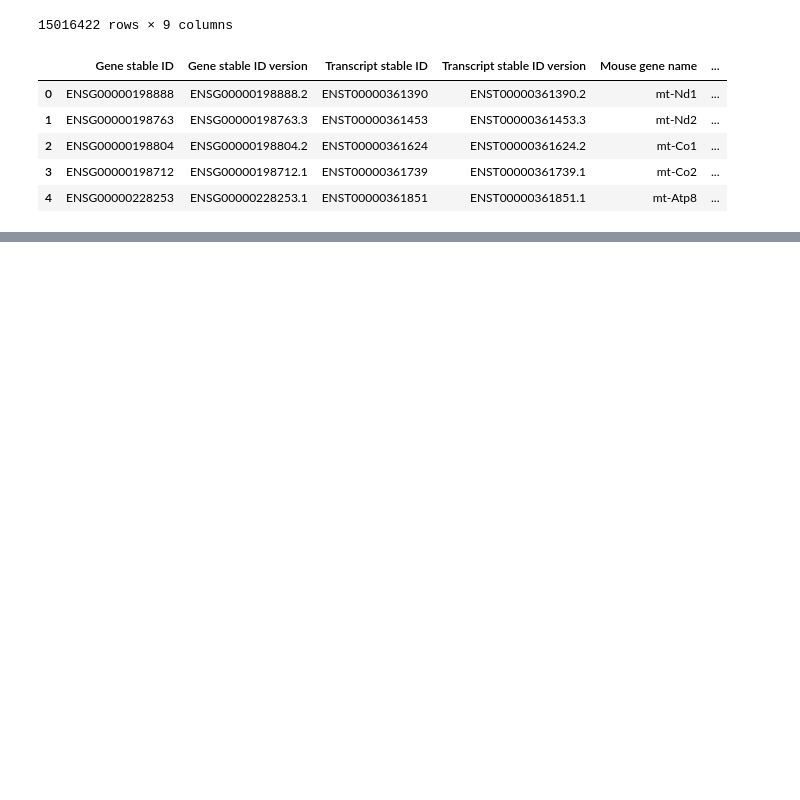
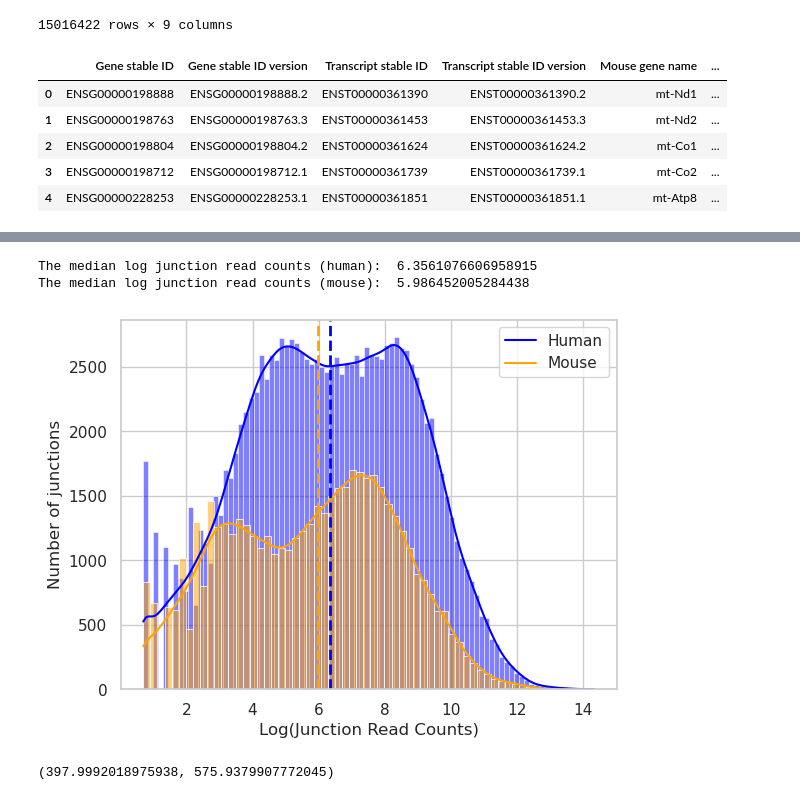
Before and after one commit to daklab/Leaflet-analysis, a Jupyter notebook: TM_vs_TS/muscle_comparison.ipynb, the cells around one changed output, grey strips where cells are left out. Drawn from its saved outputs; the diff is of its cells as text; code cells hidden in the pictures; blank space fills up the shorter version.

```diff
--- a/TM_vs_TS/muscle_comparison.ipynb
+++ b/TM_vs_TS/muscle_comparison.ipynb
@@ -179,0 +419,7 @@ NameError: name 'human_genes' is not defined
+# %%
+# let's plot the number of counts across junctions for human and mouse data
+# for every junction in simple_data_human, get sum of junc_count and keep only junction_id and to0tal counts
+human_junc_counts = simple_data_human.groupby("junction_id_index")["junc_count"].sum().reset_index(name='total_counts')
+mouse_junc_counts = simple_data_mouse.groupby("junction_id_index")["junc_count"].sum().reset_index(name='total_counts')
+# %%
+human_junc_counts["log_total_counts"] = np.log(human_junc_counts.total_counts)
@@ -179,0 +440,2 @@ NameError: name 'human_genes' is not defined
+# %%
+mouse_junc_counts["log_total_counts"] = np.log(mouse_junc_counts.total_counts)
@@ -179,0 +456,22 @@ NameError: name 'human_genes' is not defined
+# %%
+sns.histplot(human_junc_counts, x="log_total_counts", kde=True, color="blue")
+sns.histplot(mouse_junc_counts, x="log_total_counts", kde=True, color="orange")
+# add legend
+plt.legend(["Human", "Mouse"])
+# change xaxis label to say Log(Junction Read Counts)
+plt.xlabel("Log(Junction Read Counts)")
+# y label should say number of junctions
+plt.ylabel("Number of junctions")
+# add median lines
+plt.axvline(human_junc_counts["log_total_counts"].median(), color='blue', linestyle='dashed', linewidth=2)
+plt.axvline(mouse_junc_counts["log_total_counts"].median(), color='orange', linestyle='dashed', linewidth=2)
+print("The median log junction read counts (human): ", human_junc_counts["log_total_counts"].median())
+print("The median log junction read counts (mouse): ", mouse_junc_counts["log_total_counts"].median())
+# %% [output]
+The median log junction read counts (human):  6.3561076606958915
+The median log junction read counts (mouse):  5.986452005284438
+[figure, added]
+# %%
+np.exp(5.98645), np.exp(6.356)
+# %% [output]
+(397.9992018975938, 575.9379907772045)
```
Also changed, not shown: parts of 33 cells of this notebook, 1 other file.
